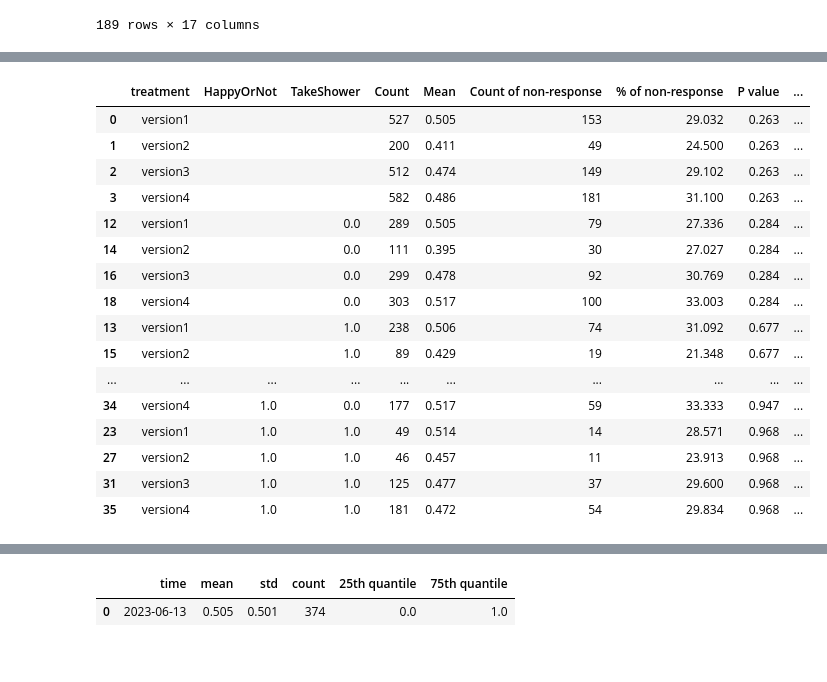
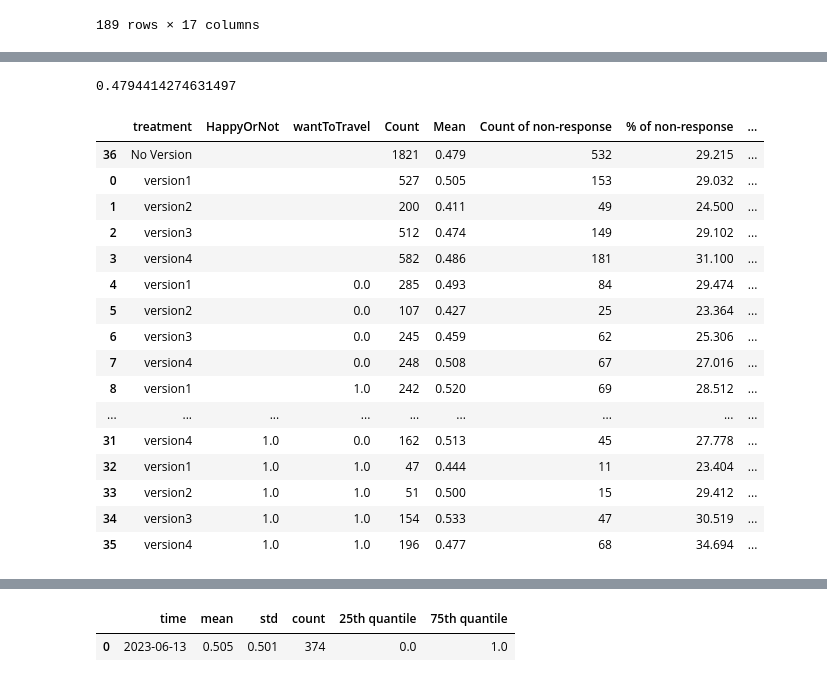
Before and after one commit to AIEPlatform/AIEPlatform, a Jupyter notebook: backend/Analysis/summary table test.ipynb, the cells around one changed output, grey strips where cells are left out. Cells and saved outputs as stored; diff of their text form; code cells hidden in the pictures.

Commit message:
update table, add statistics for no version

```diff
--- a/backend/Analysis/summary table test.ipynb
+++ b/backend/Analysis/summary table test.ipynb
@@ -130,8 +128,16 @@ np.mean(df["outcome"])
+# %%
+df["outcome"].mean()
+# %% [output]
+0.4794414274631497
 # %%
-# test
-def basic_reward_summary_table(df, selectedVariables):
+# Final function
+def basic_reward_summary_table(df, selectedVariables, selectedAssigners = []):
+
     result_df = None
     data = df
+    # filter out selected assigners
+    if len(selectedAssigners) > 0:
+        data = df[df['assigner'].isin(selectedAssigners)]
     all_combs = get_all_combinations(selectedVariables)
     if len(selectedVariables) == 0:
         result_df = get_stats(data, ['treatment'])
@@ -165,11 +171,12 @@ def basic_reward_summary_table(df, selectedVariables):
         filter_conditions.extend(unique_combinations)
 
 
-    # Use ANOVA to calculate p-value and power
+    # ! Use ANOVA to calculate p-value and power
     for filter_condition in filter_conditions:
         filtered_df = filter_dataframe(df, filter_condition)
         outcomes = [filtered_df[filtered_df['treatment'] == version]['outcome'].dropna() for version in unique_versions]
         f_value, p_value = stats.f_oneway(*outcomes)
+
         # calculate power for the filtered dataframe
         power = calculate_statistical_power(filtered_df, 'outcome')
 
@@ -178,7 +185,7 @@ def basic_reward_summary_table(df, selectedVariables):
                 result_df.loc[index, 'P value'] = round(p_value,3)
                 result_df.loc[index, 'Power'] = power
 
-    # calculate p value for the whole dataset.
+    # ! calculate p value, power for the whole dataset.
     outcomes = [df[df['treatment'] == version]['outcome'].dropna() for version in unique_versions]
     f_value, p_value = stats.f_oneway(*outcomes)
     power = calculate_statistical_power(df, 'outcome')
@@ -186,24 +193,48 @@ def basic_reward_summary_table(df, selectedVariables):
         if all(row[key] == "" for key in selectedVariables):
             result_df.loc[index, 'P value'] = round(p_value,3)
             result_df.loc[index, 'Power'] = power
+
+    # change P-value to string
+    result_df["P value"] = result_df["P value"].astype("string")
+
+
+
+    # Calculate overall statistics
+    outcomes = [df[df['treatment'] == version]['outcome'].dropna() for version in unique_versions]
+    f_value, overall_p_value = stats.f_oneway(*outcomes)
+
+    # Create a new DataFrame for overall statistics with no version
+    overall_df = pd.DataFrame({"treatment": ["No Version"],
+                               "Count": [df["outcome"].size],# size is the count including NA valuess
+                               "Mean": [round(df['outcome'].mean(),3)],
+                               "Count of non-response": [df['outcome'].isnull().sum()],
+                               "% of non-response": [round(df['outcome'].isnull().mean() * 100,3)],
+                               "P value": [round(overall_p_value,3)],
+                               "Power": [calculate_statistical_power(df, 'outcome')]})
+
+    # Append the overall statistics DataFrame to the result DataFrame
+    result_df = pd.concat([result_df, overall_df], ignore_index=True)
+    # Fill NaN with ""
+    result_df = result_df.fillna("")
+    result_df = result_df.reindex([result_df.index[-1]] + list(result_df.index[:-1]))
     return result_df
 # %%
-basic_reward_summary_table(df, ['HappyOrNot','TakeShower'])
+basic_reward_summary_table(df, ['HappyOrNot','wantToTravel'])
 # %% [output]
-|  | treatment | HappyOrNot | TakeShower | Count | Mean | Count of non-response | % of non-response | P value | ... |
-| 0 | version1 |  |  | 527 | 0.505 | 153 | 29.032 | 0.263 | ... |
-| 1 | version2 |  |  | 200 | 0.411 | 49 | 24.500 | 0.263 | ... |
-| 2 | version3 |  |  | 512 | 0.474 | 149 | 29.102 | 0.263 | ... |
-| 3 | version4 |  |  | 582 | 0.486 | 181 | 31.100 | 0.263 | ... |
-| 12 | version1 |  | 0.0 | 289 | 0.505 | 79 | 27.336 | 0.284 | ... |
-| 14 | version2 |  | 0.0 | 111 | 0.395 | 30 | 27.027 | 0.284 | ... |
-| 16 | version3 |  | 0.0 | 299 | 0.478 | 92 | 30.769 | 0.284 | ... |
-| 18 | version4 |  | 0.0 | 303 | 0.517 | 100 | 33.003 | 0.284 | ... |
-| 13 | version1 |  | 1.0 | 238 | 0.506 | 74 | 31.092 | 0.677 | ... |
-| 15 | version2 |  | 1.0 | 89 | 0.429 | 19 | 21.348 | 0.677 | ... |
-| ... | ... | ... | ... | ... | ... | ... | ... | ... | ... |
-| 34 | version4 | 1.0 | 0.0 | 177 | 0.517 | 59 | 33.333 | 0.947 | ... |
-| 23 | version1 | 1.0 | 1.0 | 49 | 0.514 | 14 | 28.571 | 0.968 | ... |
-| 27 | version2 | 1.0 | 1.0 | 46 | 0.457 | 11 | 23.913 | 0.968 | ... |
-| 31 | version3 | 1.0 | 1.0 | 125 | 0.477 | 37 | 29.600 | 0.968 | ... |
-| 35 | version4 | 1.0 | 1.0 | 181 | 0.472 | 54 | 29.834 | 0.968 | ... |
+|  | treatment | HappyOrNot | wantToTravel | Count | Mean | Count of non-response | % of non-response | ... |
+| 36 | No Version |  |  | 1821 | 0.479 | 532 | 29.215 | ... |
+| 0 | version1 |  |  | 527 | 0.505 | 153 | 29.032 | ... |
+| 1 | version2 |  |  | 200 | 0.411 | 49 | 24.500 | ... |
+| 2 | version3 |  |  | 512 | 0.474 | 149 | 29.102 | ... |
+| 3 | version4 |  |  | 582 | 0.486 | 181 | 31.100 | ... |
+| 4 | version1 |  | 0.0 | 285 | 0.493 | 84 | 29.474 | ... |
+| 5 | version2 |  | 0.0 | 107 | 0.427 | 25 | 23.364 | ... |
+| 6 | version3 |  | 0.0 | 245 | 0.459 | 62 | 25.306 | ... |
+| 7 | version4 |  | 0.0 | 248 | 0.508 | 67 | 27.016 | ... |
+| 8 | version1 |  | 1.0 | 242 | 0.520 | 69 | 28.512 | ... |
+| ... | ... | ... | ... | ... | ... | ... | ... | ... |
+| 31 | version4 | 1.0 | 0.0 | 162 | 0.513 | 45 | 27.778 | ... |
+| 32 | version1 | 1.0 | 1.0 | 47 | 0.444 | 11 | 23.404 | ... |
+| 33 | version2 | 1.0 | 1.0 | 51 | 0.500 | 15 | 29.412 | ... |
+| 34 | version3 | 1.0 | 1.0 | 154 | 0.533 | 47 | 30.519 | ... |
+| 35 | version4 | 1.0 | 1.0 | 196 | 0.477 | 68 | 34.694 | ... |
```
Also changed, not shown: parts of 3 cells of this notebook, 2 other files.
